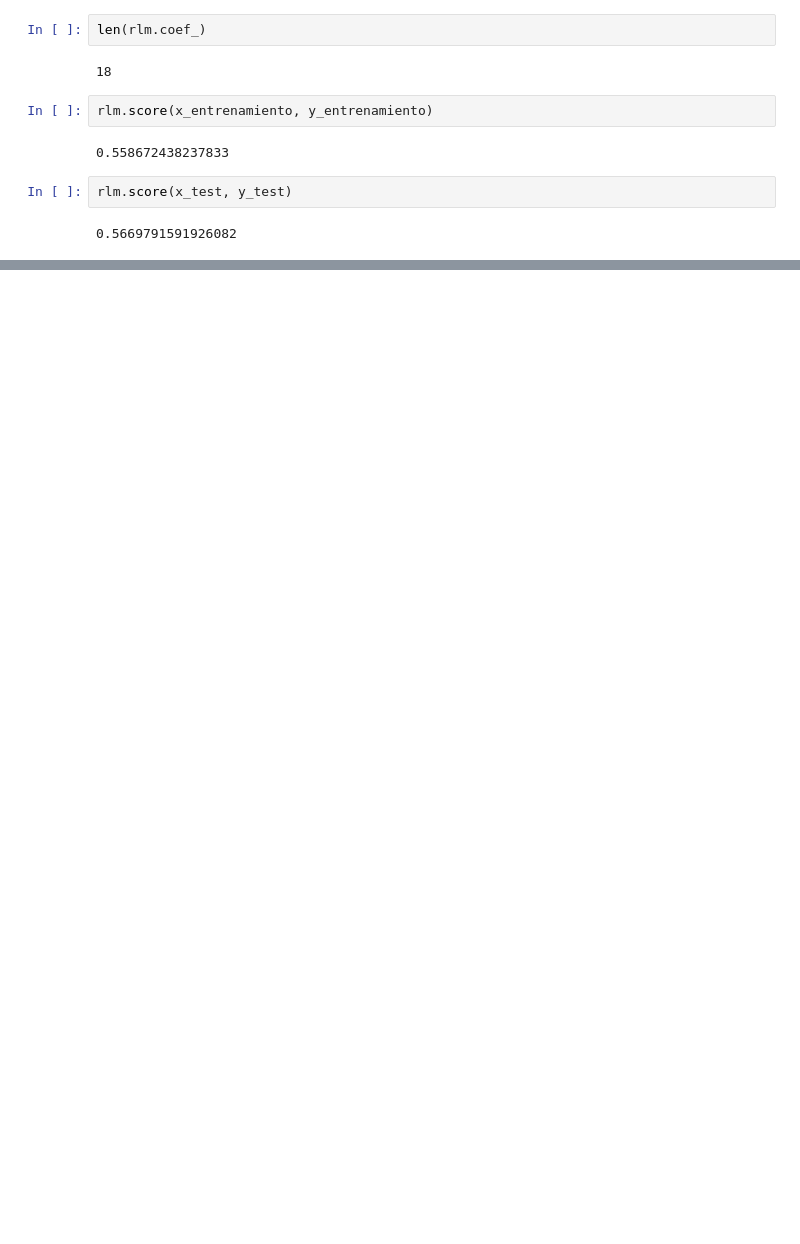
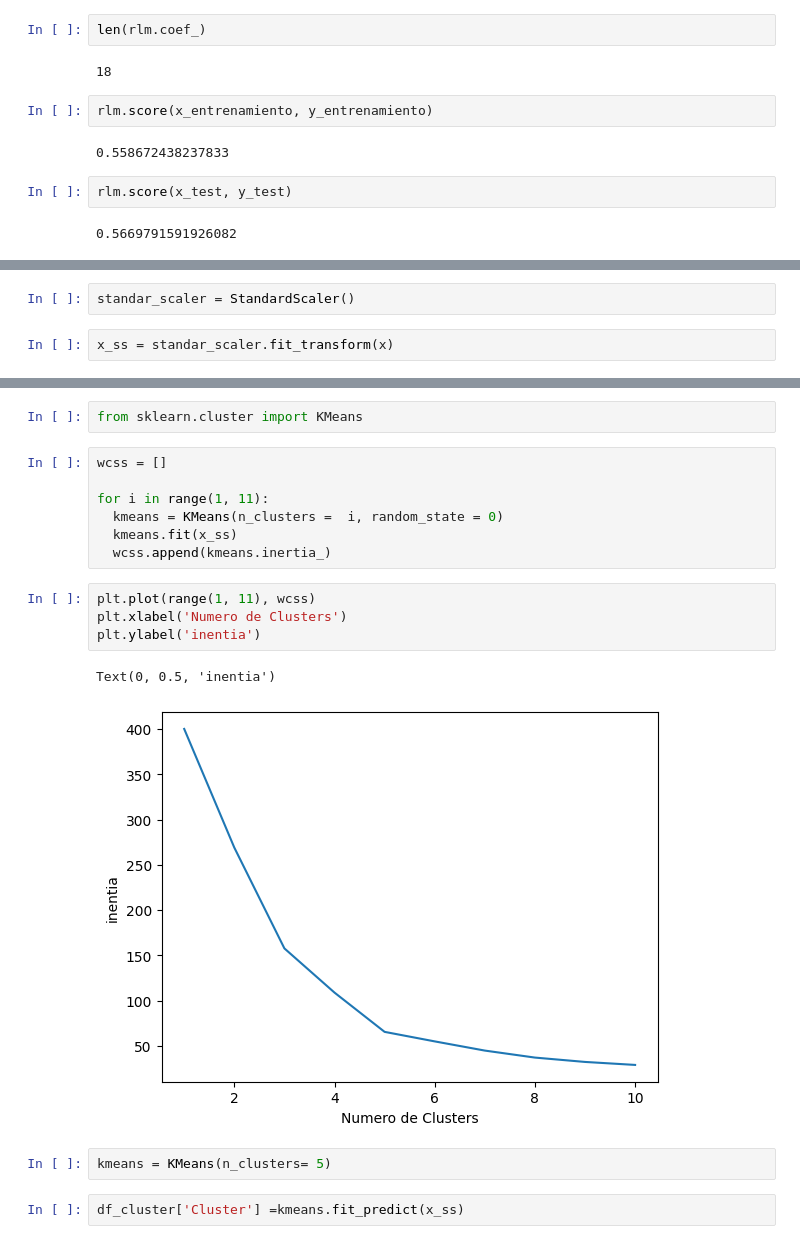
Before and after one commit to Cesarpipe31/Alura_Python_DS_04_Scikit_Learn_Publicar, a Jupyter notebook: Alura_Python_DS_Scikit_Learn.ipynb, the cells around one changed output, grey strips where cells are left out. Cells and saved outputs as stored; diff of their text form; blank space fills up the shorter version.

```diff
--- a/Alura_Python_DS_Scikit_Learn.ipynb
+++ b/Alura_Python_DS_Scikit_Learn.ipynb
@@ -501,0 +565,4 @@ rlm.score(x_test, y_test)
+# %%
+standar_scaler = StandardScaler()
+# %%
+x_ss = standar_scaler.fit_transform(x)
@@ -501,0 +589,20 @@ rlm.score(x_test, y_test)
+# %%
+from sklearn.cluster import KMeans
+# %%
+wcss = []
+
+for i in range(1, 11):
+  kmeans = KMeans(n_clusters =  i, random_state = 0)
+  kmeans.fit(x_ss)
+  wcss.append(kmeans.inertia_)
+# %%
+plt.plot(range(1, 11), wcss)
+plt.xlabel('Numero de Clusters')
+plt.ylabel('inentia')
+# %% [output]
+Text(0, 0.5, 'inentia')
+[figure, added]
+# %%
+kmeans = KMeans(n_clusters= 5)
+# %%
+df_cluster['Cluster'] =kmeans.fit_predict(x_ss)
```
Also changed, not shown: parts of 12 cells of this notebook.
